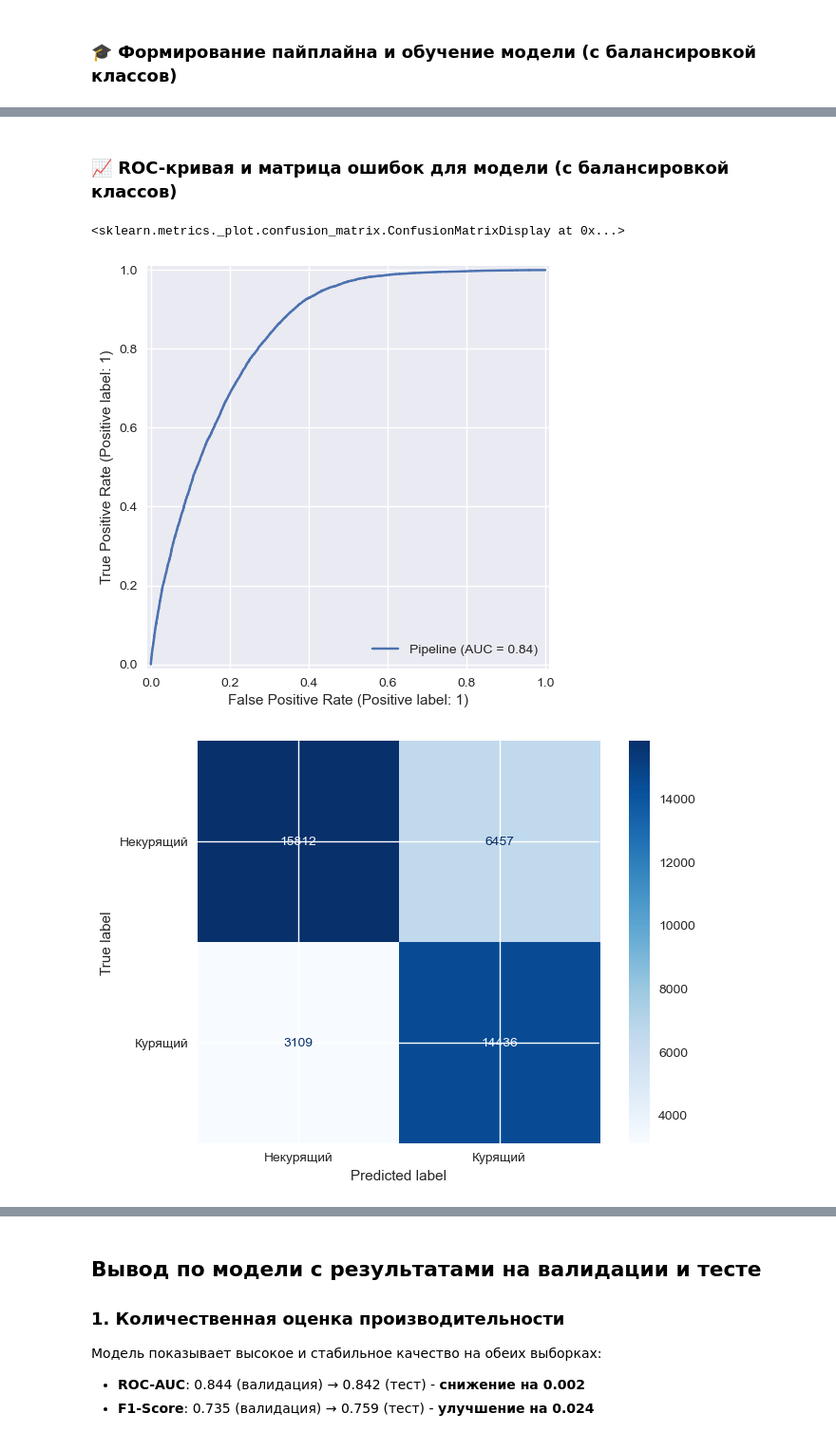
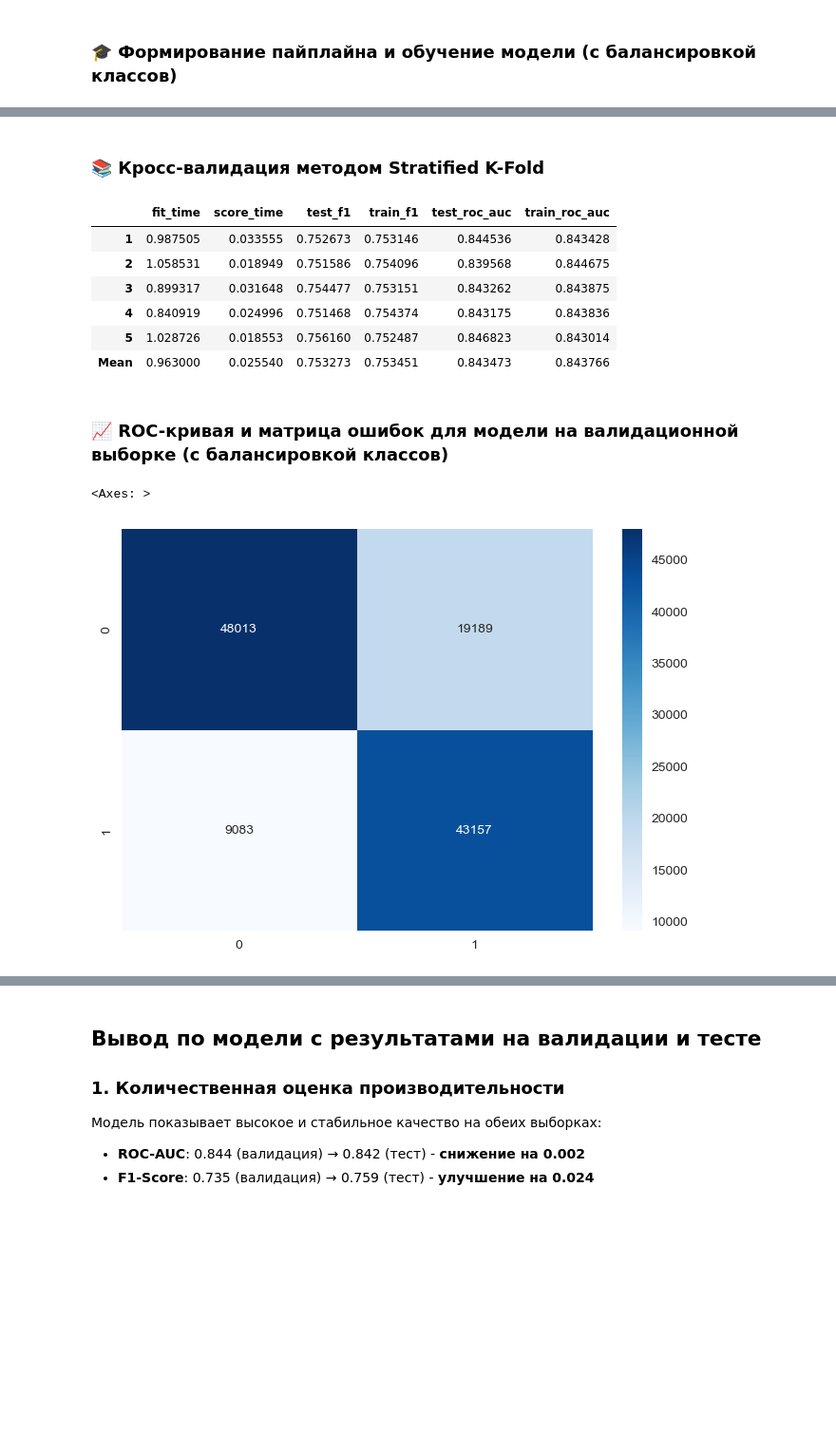
Before and after one commit to ACME-URFU/smoking-status-prediction, a Jupyter notebook: notebooks/eda.ipynb, the cells around one changed output, grey strips where cells are left out. Shown at 95% size. Saved outputs shown, nothing was run; the diff lists cells and outputs as text; code cells hidden in the pictures; blank space fills up the shorter version.

```diff
--- a/notebooks/eda.ipynb
+++ b/notebooks/eda.ipynb
@@ -416,20 +543,10 @@ ConfusionMatrixDisplay.from_estimator(pipeline, X_test, y_true, cmap=plt.cm.Blue
 # %% [markdown]
 ### 🎓 Формирование пайплайна и обучение модели (с балансировкой классов)
 # %%
-pipeline = make_pipeline(StandardScaler(), LogisticRegression(class_weight='balanced', random_state=42, max_iter=1000))
+pipeline = make_pipeline(
+  StandardScaler(),
+  LogisticRegression(class_weight='balanced', random_state=42, max_iter=1000)
+)
+
 pipeline.fit(X_train, y_train)
-
 y_true = y_test
-y_pred = pipeline.predict(X_test)
-y_pred_proba = pipeline.predict_proba(X_test)[:,1]
-
-print(f"Accuracy с балансировкой классов: {accuracy_score(y_true, y_pred)}")
-
-scores = precision_recall_fscore_support(y_true, y_pred)
-scores = pd.DataFrame(scores, index=['Precision', 'Recall', 'F-Score', 'Support'])
-scores['Mean'] = scores.mean('columns')
-
-roc_auc = roc_auc_score(y_true, y_pred_proba)
-print(f"ROC-AUC: {roc_auc}")
-
-scores
@@ -444,9 +553,38 @@ ROC-AUC: 0.8415052581059532
+# %% [markdown]
+### 📚 Кросс-валидация методом Stratified K-Fold
+# %%
+# Создаем StratifiedKFold
+skf = StratifiedKFold(n_splits=5, shuffle=True, random_state=42)
+
+# Выполняем кросс-валидацию
+cv_metrics = cross_validate(
+    estimator=pipeline,
+    X=X_train,
+    y=y_train,
+    cv=skf,
+    scoring=['f1', 'roc_auc'],
+    return_train_score=True,
+    n_jobs=-1
+)
+
+df = pd.DataFrame(cv_metrics, index=['1', '2', '3', '4', '5'])
+mean_metrics = pd.DataFrame(df.mean(), columns=['Mean']).T
+df = pd.concat([df, mean_metrics])
+
+df
+# %% [output]
+|  | fit_time | score_time | test_f1 | train_f1 | test_roc_auc | train_roc_auc |
+| 1 | 0.987505 | 0.033555 | 0.752673 | 0.753146 | 0.844536 | 0.843428 |
+| 2 | 1.058531 | 0.018949 | 0.751586 | 0.754096 | 0.839568 | 0.844675 |
+| 3 | 0.899317 | 0.031648 | 0.754477 | 0.753151 | 0.843262 | 0.843875 |
+| 4 | 0.840919 | 0.024996 | 0.751468 | 0.754374 | 0.843175 | 0.843836 |
+| 5 | 1.028726 | 0.018553 | 0.756160 | 0.752487 | 0.846823 | 0.843014 |
+| Mean | 0.963000 | 0.025540 | 0.753273 | 0.753451 | 0.843473 | 0.843766 |
 # %% [markdown]
-### 📈 ROC-кривая и матрица ошибок для модели (с балансировкой классов)
+### 📈 ROC-кривая и матрица ошибок для модели на валидационной выборке (с балансировкой классов)
 # %%
-RocCurveDisplay.from_estimator(pipeline, X_test, y_test)
-ConfusionMatrixDisplay.from_estimator(pipeline, X_test, y_test, cmap=plt.cm.Blues, display_labels=['Некурящий', 'Курящий'])
+y_pred = cross_val_predict(pipeline, X_train, y_train, cv=skf, n_jobs=-1)
+sns.heatmap(confusion_matrix(y_train, y_pred), annot=True, fmt='d', cmap='Blues')
 # %% [output]
-<sklearn.metrics._plot.confusion_matrix.ConfusionMatrixDisplay at 0x...>
+<Axes: >
-[figure, old version]
+[figure, new version]
-[figure, removed]
```
Also changed, not shown: parts of 24 cells of this notebook.
